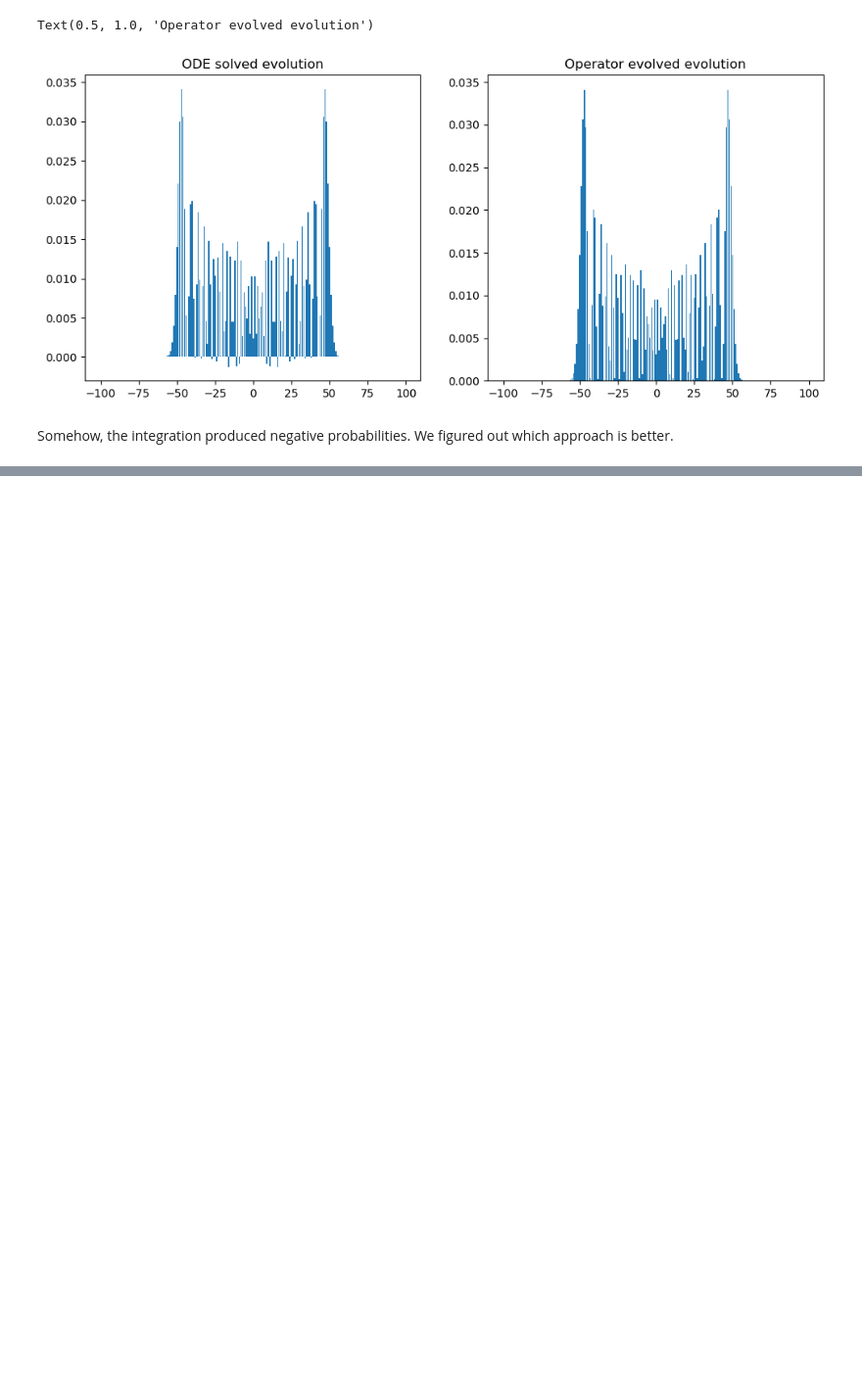
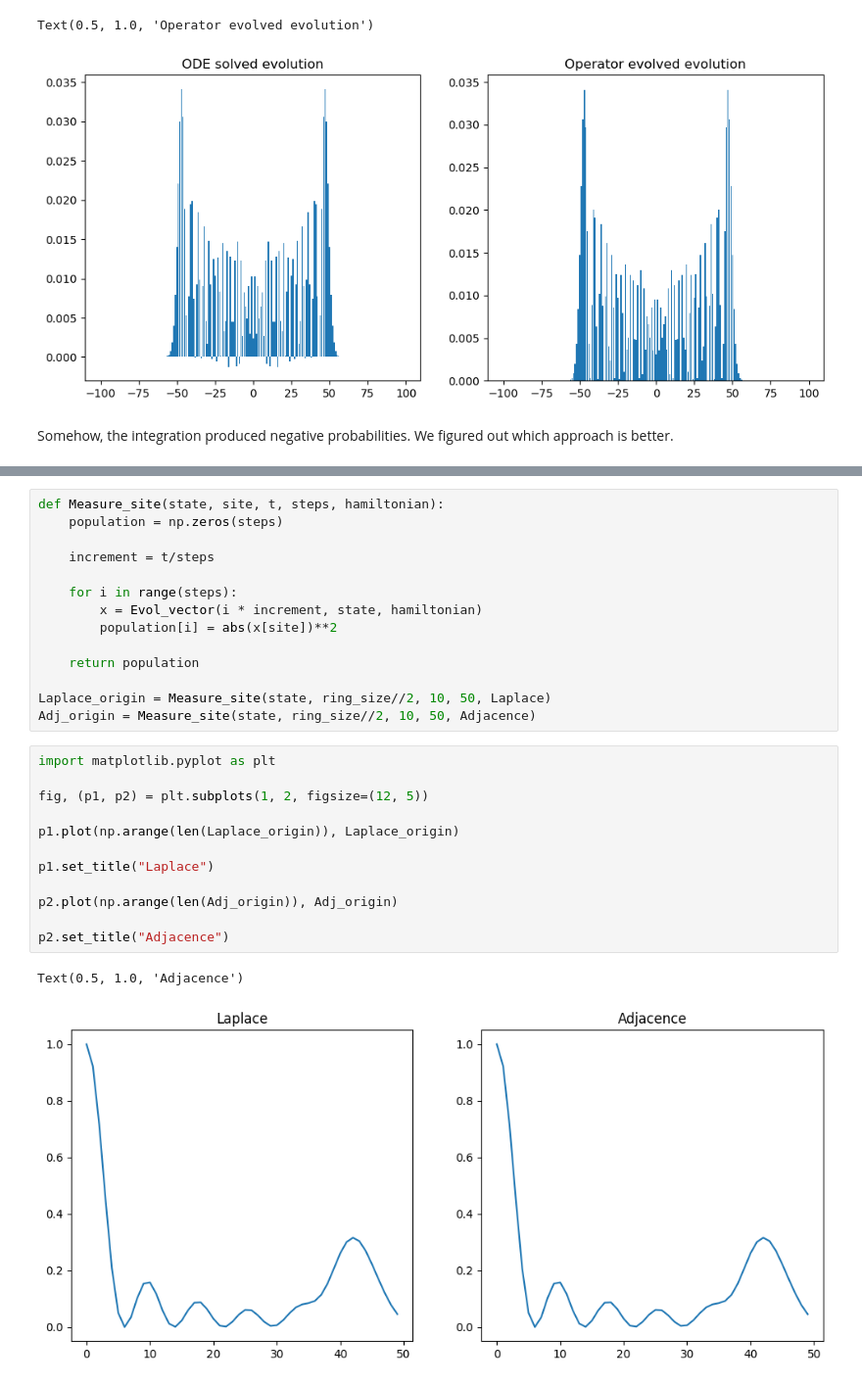
Before and after one commit to lresteghini/Quantum-Walks-course, a Jupyter notebook: Continuous_time_walks.ipynb, the cells around one changed output, grey strips where cells are left out. Shown at 98% size. Drawn from its saved outputs; the diff is of its cells as text; blank space fills up the shorter version.

```diff
--- a/Continuous_time_walks.ipynb
+++ b/Continuous_time_walks.ipynb
@@ -173,0 +239,29 @@ Somehow, the integration produced negative probabilities. We figured out which a
+# %%
+def Measure_site(state, site, t, steps, hamiltonian):
+    population = np.zeros(steps)
+
+    increment = t/steps
+
+    for i in range(steps):
+        x = Evol_vector(i * increment, state, hamiltonian)
+        population[i] = abs(x[site])**2
+
+    return population
+
+Laplace_origin = Measure_site(state, ring_size//2, 10, 50, Laplace)
+Adj_origin = Measure_site(state, ring_size//2, 10, 50, Adjacence)
+# %%
+import matplotlib.pyplot as plt
+
+fig, (p1, p2) = plt.subplots(1, 2, figsize=(12, 5))
+
+p1.plot(np.arange(len(Laplace_origin)), Laplace_origin)
+
+p1.set_title("Laplace")
+
+p2.plot(np.arange(len(Adj_origin)), Adj_origin)
+
+p2.set_title("Adjacence")
+# %% [output]
+Text(0.5, 1.0, 'Adjacence')
+[figure, added]
```
Also changed, not shown: parts of 19 cells of this notebook, 1 other file.
